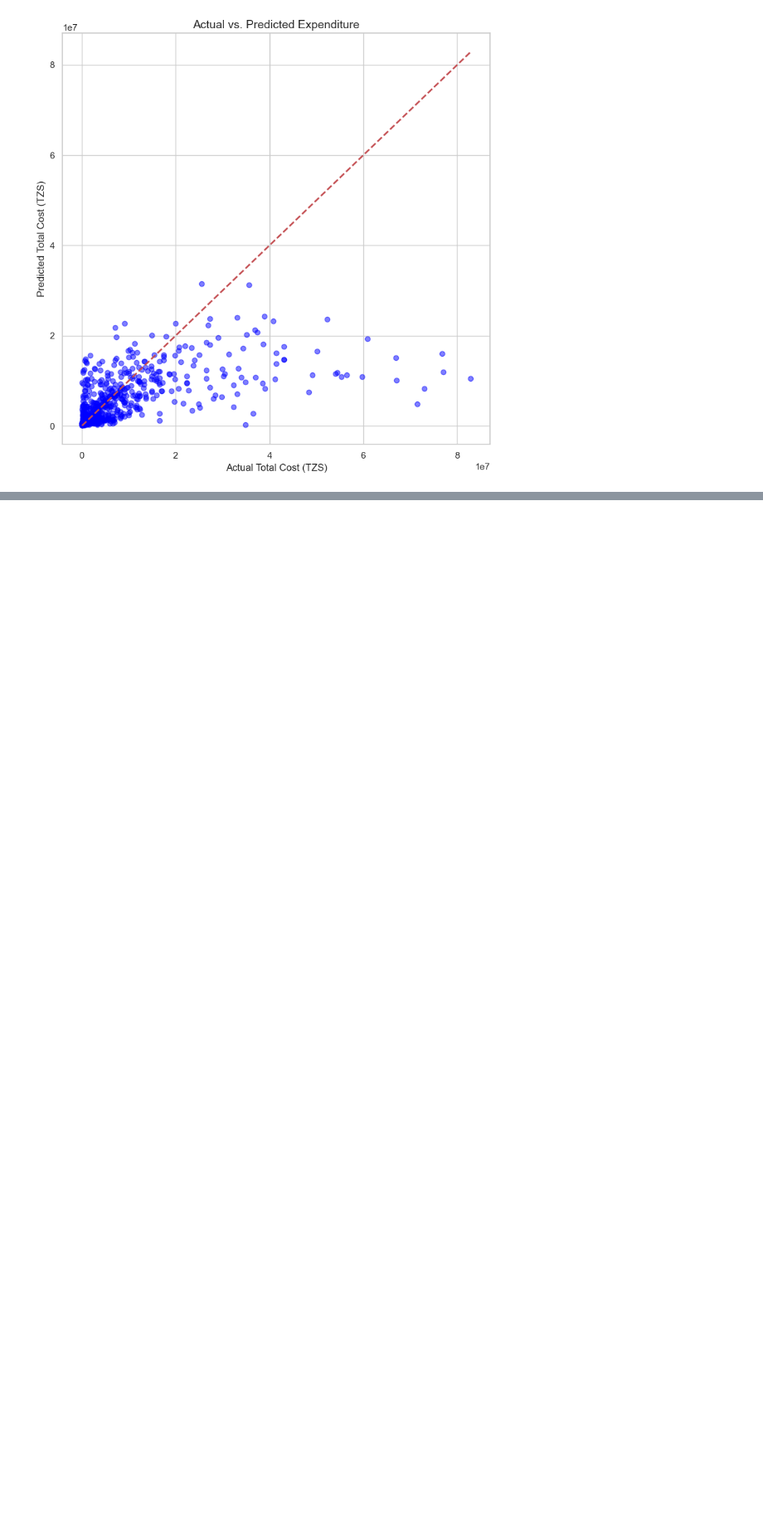
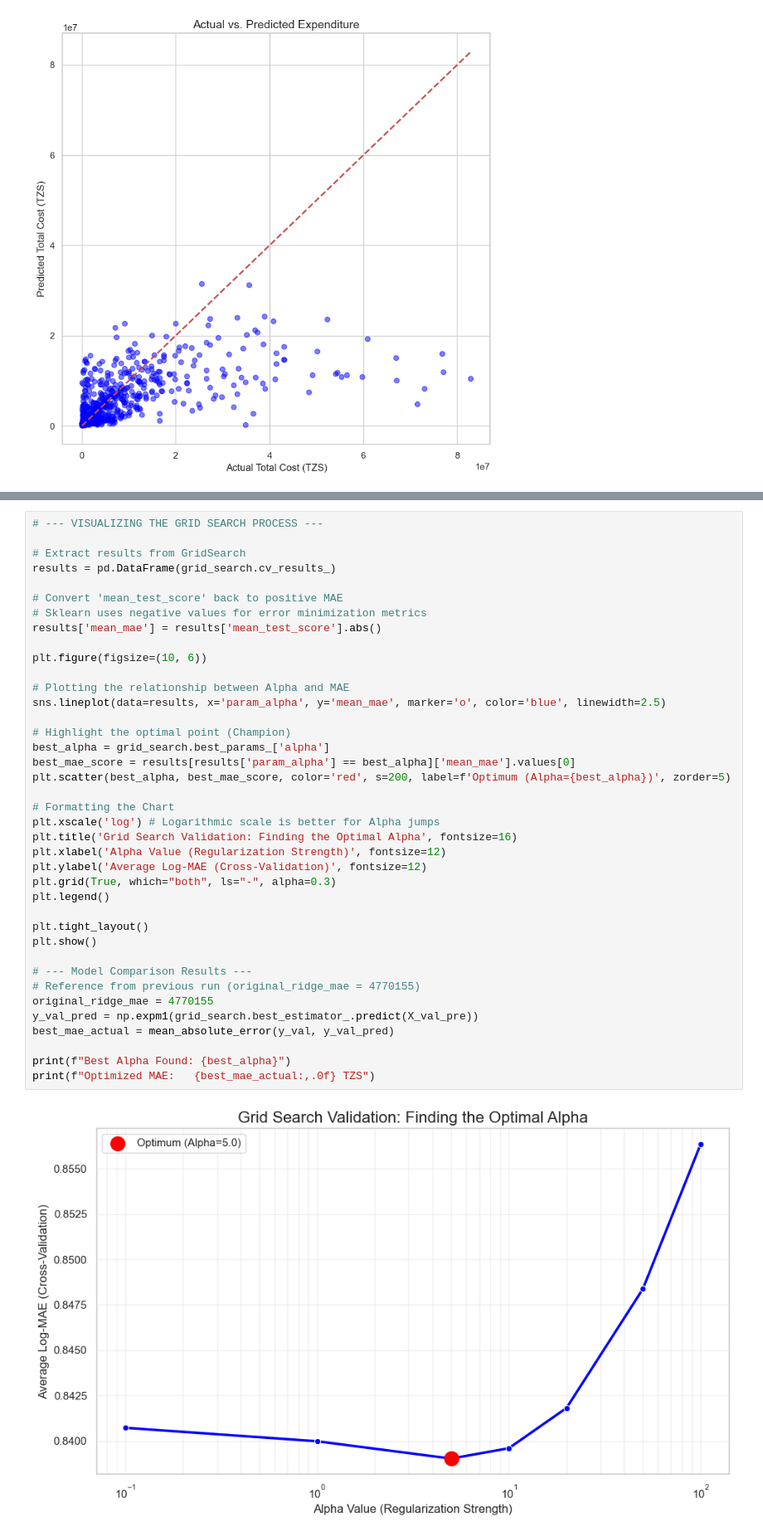
Before and after one commit to lange-chris/machine_learning_project, a Jupyter notebook: Tanzania_Tourism_Prediction_chris.ipynb, the cells around one changed output, grey strips where cells are left out. Shown at 83% size. Cells and saved outputs as stored; diff of their text form; blank space fills up the shorter version.

Commit message:
hyperparameter tuning check and final test check

```diff
--- a/Tanzania_Tourism_Prediction_chris.ipynb
+++ b/Tanzania_Tourism_Prediction_chris.ipynb
@@ -913,0 +1102,41 @@ plt.show()
+# %%
+# --- VISUALIZING THE GRID SEARCH PROCESS ---
+
+# Extract results from GridSearch
+results = pd.DataFrame(grid_search.cv_results_)
+
+# Convert 'mean_test_score' back to positive MAE
+# Sklearn uses negative values for error minimization metrics
+results['mean_mae'] = results['mean_test_score'].abs()
+
+plt.figure(figsize=(10, 6))
+
+# Plotting the relationship between Alpha and MAE
+sns.lineplot(data=results, x='param_alpha', y='mean_mae', marker='o', color='blue', linewidth=2.5)
+
+# Highlight the optimal point (Champion)
+best_alpha = grid_search.best_params_['alpha']
+best_mae_score = results[results['param_alpha'] == best_alpha]['mean_mae'].values[0]
+plt.scatter(best_alpha, best_mae_score, color='red', s=200, label=f'Optimum (Alpha={best_alpha})', zorder=5)
+
+# Formatting the Chart
+plt.xscale('log') # Logarithmic scale is better for Alpha jumps
+plt.title('Grid Search Validation: Finding the Optimal Alpha', fontsize=16)
+plt.xlabel('Alpha Value (Regularization Strength)', fontsize=12)
+plt.ylabel('Average Log-MAE (Cross-Validation)', fontsize=12)
+plt.grid(True, which="both", ls="-", alpha=0.3)
+plt.legend()
+
+plt.tight_layout()
+plt.show()
+
+# --- Model Comparison Results ---
+# Reference from previous run (original_ridge_mae = 4770155)
+original_ridge_mae = 4770155
+y_val_pred = np.expm1(grid_search.best_estimator_.predict(X_val_pre))
+best_mae_actual = mean_absolute_error(y_val, y_val_pred)
+
+print(f"Best Alpha Found: {best_alpha}")
+print(f"Optimized MAE:   {best_mae_actual:,.0f} TZS")
+# %% [output]
+[figure, added]
```
Also changed, not shown: parts of 15 cells of this notebook.
